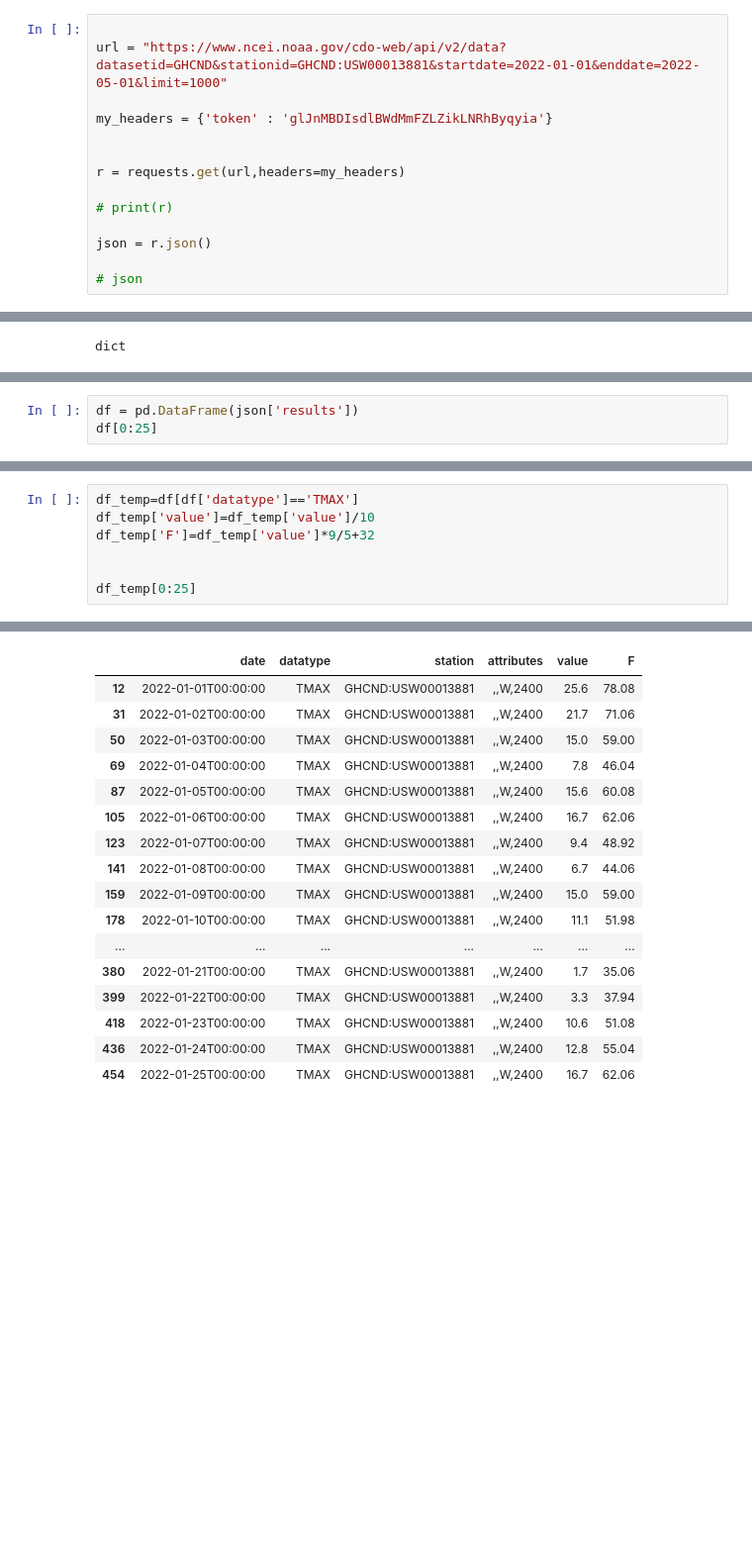
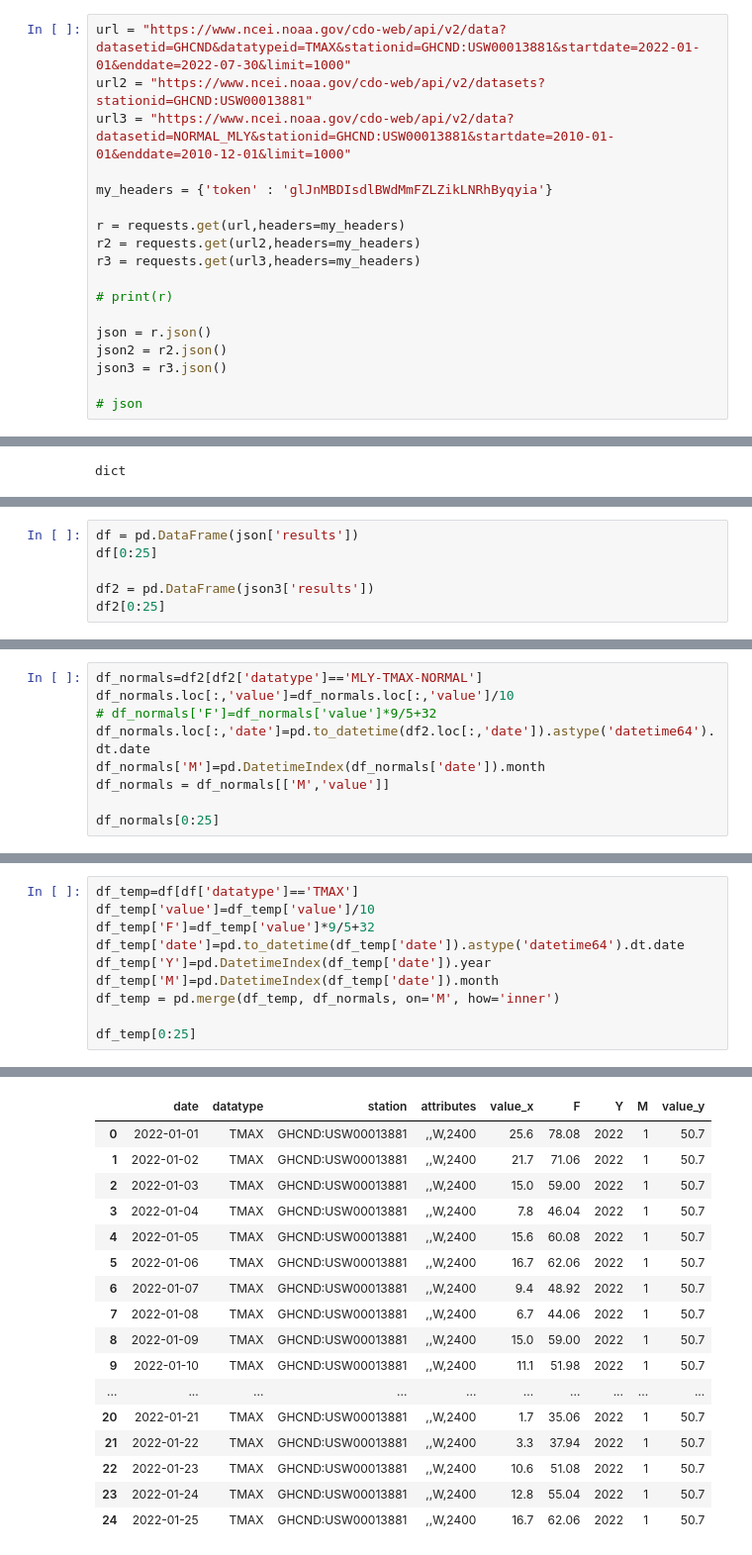
Before and after one commit to DmitryBrown/energynewz.github.io, a Jupyter notebook: 07.24.2022 Weather Data.ipynb, the cells around one changed output, grey strips where cells are left out. Shown: that part at 99% size. Cells and saved outputs as stored; diff of their text form; blank space fills up the shorter version.

```diff
--- a/07.24.2022 Weather Data.ipynb
+++ b/07.24.2022 Weather Data.ipynb
@@ -6,14 +7,18 @@ import requests
 # %%
-
-url = "https://www.ncei.noaa.gov/cdo-web/api/v2/data?datasetid=GHCND&stationid=GHCND:USW00013881&startdate=2022-01-01&enddate=2022-05-01&limit=1000"
+url = "https://www.ncei.noaa.gov/cdo-web/api/v2/data?datasetid=GHCND&datatypeid=TMAX&stationid=GHCND:USW00013881&startdate=2022-01-01&enddate=2022-07-30&limit=1000"
+url2 = "https://www.ncei.noaa.gov/cdo-web/api/v2/datasets?stationid=GHCND:USW00013881"
+url3 = "https://www.ncei.noaa.gov/cdo-web/api/v2/data?datasetid=NORMAL_MLY&stationid=GHCND:USW00013881&startdate=2010-01-01&enddate=2010-12-01&limit=1000"
 
 my_headers = {'token' : 'glJnMBDIsdlBWdMmFZLZikLNRhByqyia'}
 
-
 r = requests.get(url,headers=my_headers)
+r2 = requests.get(url2,headers=my_headers)
+r3 = requests.get(url3,headers=my_headers)
 
 # print(r)
 
 json = r.json()
+json2 = r2.json()
+json3 = r3.json()
 
 # json
@@ -32,5 +39,8 @@ json['metadata']
 # %%
 df = pd.DataFrame(json['results'])
 df[0:25]
+
+df2 = pd.DataFrame(json3['results'])
+df2[0:25]
 # %% [output]
 |  | date | datatype | station | attributes | value |
@@ -72,0 +84,9 @@ set(df['datatype'])
+# %%
+df_normals=df2[df2['datatype']=='MLY-TMAX-NORMAL']
+df_normals.loc[:,'value']=df_normals.loc[:,'value']/10
+# df_normals['F']=df_normals['value']*9/5+32
+df_normals.loc[:,'date']=pd.to_datetime(df2.loc[:,'date']).astype('datetime64').dt.date
+df_normals['M']=pd.DatetimeIndex(df_normals['date']).month
+df_normals = df_normals[['M','value']]
+
+df_normals[0:25]
@@ -74,7 +123,10 @@ set(df['datatype'])
 df_temp=df[df['datatype']=='TMAX']
 df_temp['value']=df_temp['value']/10
 df_temp['F']=df_temp['value']*9/5+32
-
+df_temp['date']=pd.to_datetime(df_temp['date']).astype('datetime64').dt.date
+df_temp['Y']=pd.DatetimeIndex(df_temp['date']).year
+df_temp['M']=pd.DatetimeIndex(df_temp['date']).month
+df_temp = pd.merge(df_temp, df_normals, on='M', how='inner')
 
 df_temp[0:25]
 # %% [output]
@@ -91,17 +133,17 @@ See the caveats in the documentation: https://pandas.pydata.org/pandas-docs/stab
-|  | date | datatype | station | attributes | value | F |
-| 12 | 2022-01-01T00:00:00 | TMAX | GHCND:USW00013881 | ,,W,2400 | 25.6 | 78.08 |
-| 31 | 2022-01-02T00:00:00 | TMAX | GHCND:USW00013881 | ,,W,2400 | 21.7 | 71.06 |
-| 50 | 2022-01-03T00:00:00 | TMAX | GHCND:USW00013881 | ,,W,2400 | 15.0 | 59.00 |
-| 69 | 2022-01-04T00:00:00 | TMAX | GHCND:USW00013881 | ,,W,2400 | 7.8 | 46.04 |
-| 87 | 2022-01-05T00:00:00 | TMAX | GHCND:USW00013881 | ,,W,2400 | 15.6 | 60.08 |
-| 105 | 2022-01-06T00:00:00 | TMAX | GHCND:USW00013881 | ,,W,2400 | 16.7 | 62.06 |
-| 123 | 2022-01-07T00:00:00 | TMAX | GHCND:USW00013881 | ,,W,2400 | 9.4 | 48.92 |
-| 141 | 2022-01-08T00:00:00 | TMAX | GHCND:USW00013881 | ,,W,2400 | 6.7 | 44.06 |
-| 159 | 2022-01-09T00:00:00 | TMAX | GHCND:USW00013881 | ,,W,2400 | 15.0 | 59.00 |
-| 178 | 2022-01-10T00:00:00 | TMAX | GHCND:USW00013881 | ,,W,2400 | 11.1 | 51.98 |
-| ... | ... | ... | ... | ... | ... | ... |
-| 380 | 2022-01-21T00:00:00 | TMAX | GHCND:USW00013881 | ,,W,2400 | 1.7 | 35.06 |
-| 399 | 2022-01-22T00:00:00 | TMAX | GHCND:USW00013881 | ,,W,2400 | 3.3 | 37.94 |
-| 418 | 2022-01-23T00:00:00 | TMAX | GHCND:USW00013881 | ,,W,2400 | 10.6 | 51.08 |
-| 436 | 2022-01-24T00:00:00 | TMAX | GHCND:USW00013881 | ,,W,2400 | 12.8 | 55.04 |
-| 454 | 2022-01-25T00:00:00 | TMAX | GHCND:USW00013881 | ,,W,2400 | 16.7 | 62.06 |
+|  | date | datatype | station | attributes | value_x | F | Y | M | value_y |
+| 0 | 2022-01-01 | TMAX | GHCND:USW00013881 | ,,W,2400 | 25.6 | 78.08 | 2022 | 1 | 50.7 |
+| 1 | 2022-01-02 | TMAX | GHCND:USW00013881 | ,,W,2400 | 21.7 | 71.06 | 2022 | 1 | 50.7 |
+| 2 | 2022-01-03 | TMAX | GHCND:USW00013881 | ,,W,2400 | 15.0 | 59.00 | 2022 | 1 | 50.7 |
+| 3 | 2022-01-04 | TMAX | GHCND:USW00013881 | ,,W,2400 | 7.8 | 46.04 | 2022 | 1 | 50.7 |
+| 4 | 2022-01-05 | TMAX | GHCND:USW00013881 | ,,W,2400 | 15.6 | 60.08 | 2022 | 1 | 50.7 |
+| 5 | 2022-01-06 | TMAX | GHCND:USW00013881 | ,,W,2400 | 16.7 | 62.06 | 2022 | 1 | 50.7 |
+| 6 | 2022-01-07 | TMAX | GHCND:USW00013881 | ,,W,2400 | 9.4 | 48.92 | 2022 | 1 | 50.7 |
+| 7 | 2022-01-08 | TMAX | GHCND:USW00013881 | ,,W,2400 | 6.7 | 44.06 | 2022 | 1 | 50.7 |
+| 8 | 2022-01-09 | TMAX | GHCND:USW00013881 | ,,W,2400 | 15.0 | 59.00 | 2022 | 1 | 50.7 |
+| 9 | 2022-01-10 | TMAX | GHCND:USW00013881 | ,,W,2400 | 11.1 | 51.98 | 2022 | 1 | 50.7 |
+| ... | ... | ... | ... | ... | ... | ... | ... | ... | ... |
+| 20 | 2022-01-21 | TMAX | GHCND:USW00013881 | ,,W,2400 | 1.7 | 35.06 | 2022 | 1 | 50.7 |
+| 21 | 2022-01-22 | TMAX | GHCND:USW00013881 | ,,W,2400 | 3.3 | 37.94 | 2022 | 1 | 50.7 |
+| 22 | 2022-01-23 | TMAX | GHCND:USW00013881 | ,,W,2400 | 10.6 | 51.08 | 2022 | 1 | 50.7 |
+| 23 | 2022-01-24 | TMAX | GHCND:USW00013881 | ,,W,2400 | 12.8 | 55.04 | 2022 | 1 | 50.7 |
+| 24 | 2022-01-25 | TMAX | GHCND:USW00013881 | ,,W,2400 | 16.7 | 62.06 | 2022 | 1 | 50.7 |
```
Also changed, not shown: parts of 13 cells of this notebook, 4 other files.
